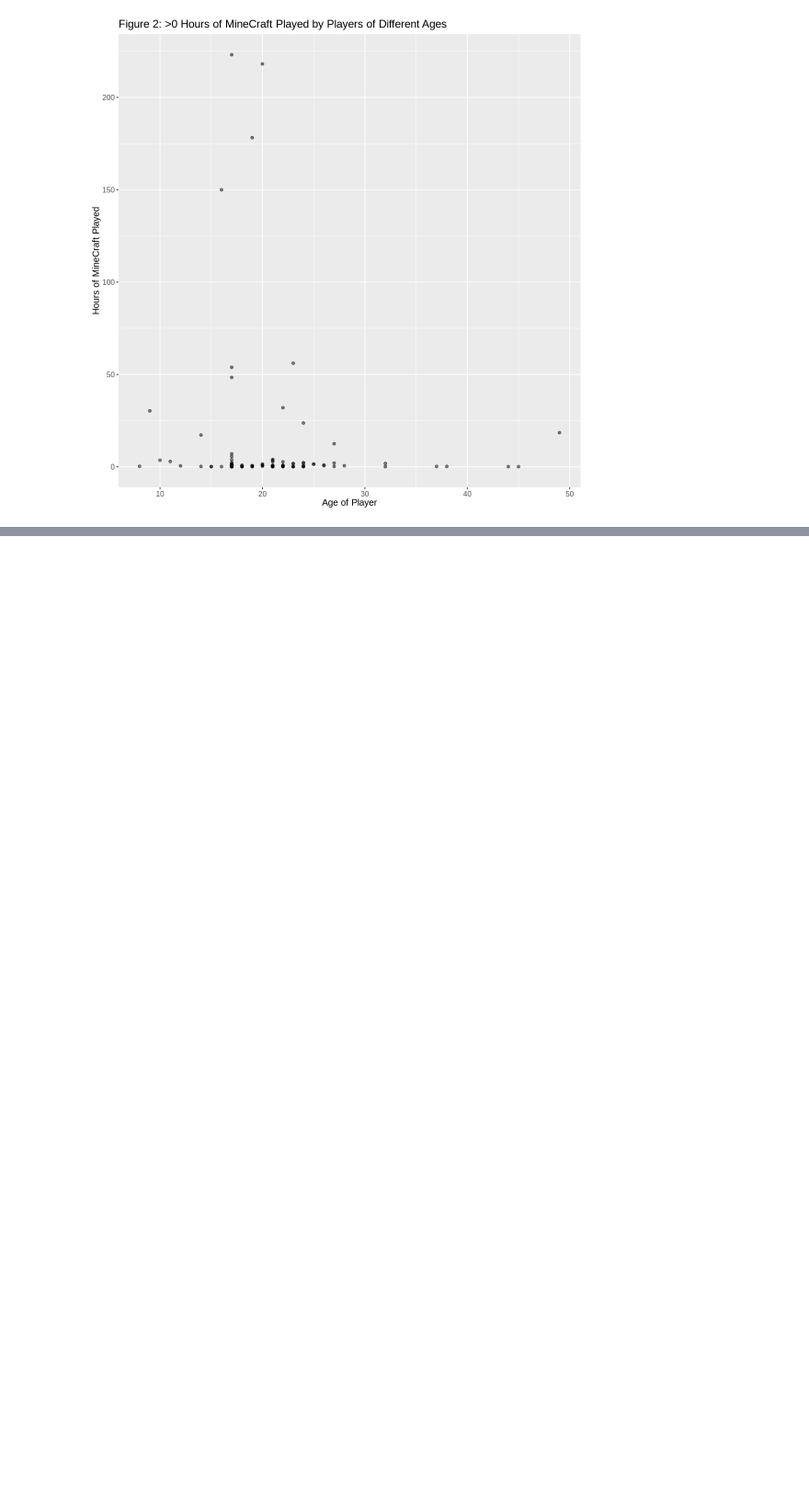
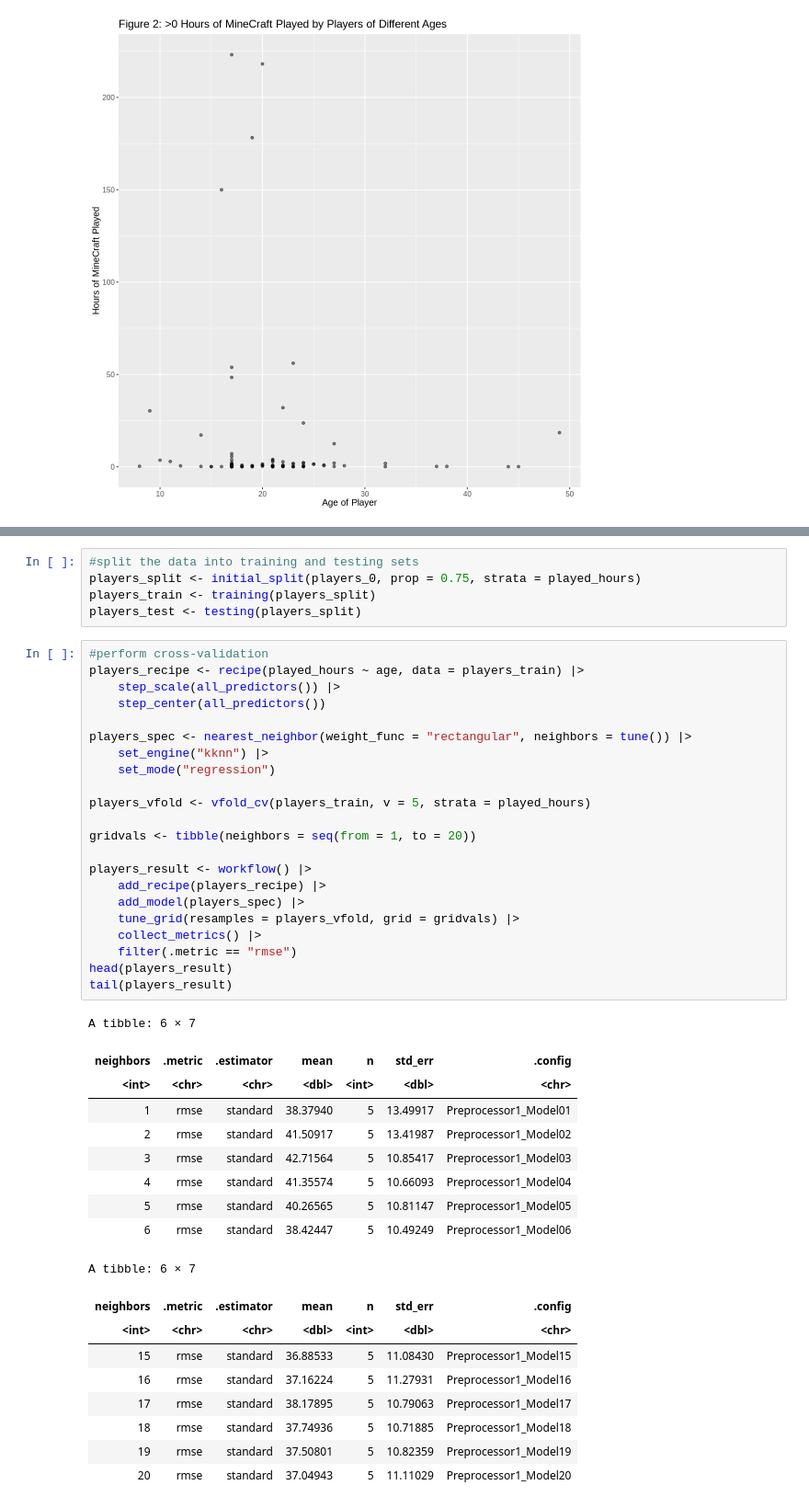
Before and after one commit to kllyprk/dsci100-finalproject, a Jupyter notebook: minecraft-project.ipynb, the cells around one changed output, grey strips where cells are left out. Shown: that part at 92% size. Drawn from its saved outputs; the diff is of its cells as text; blank space fills up the shorter version.

```diff
--- a/minecraft-project.ipynb
+++ b/minecraft-project.ipynb
@@ -124,0 +125,46 @@ A tibble: 6 × 2
+# %%
+#split the data into training and testing sets
+players_split <- initial_split(players_0, prop = 0.75, strata = played_hours)
+players_train <- training(players_split)
+players_test <- testing(players_split)
+# %%
+#perform cross-validation
+players_recipe <- recipe(played_hours ~ age, data = players_train) |>
+    step_scale(all_predictors()) |>
+    step_center(all_predictors())
+
+players_spec <- nearest_neighbor(weight_func = "rectangular", neighbors = tune()) |>
+    set_engine("kknn") |>
+    set_mode("regression")
+
+players_vfold <- vfold_cv(players_train, v = 5, strata = played_hours)
+
+gridvals <- tibble(neighbors = seq(from = 1, to = 20))
+
+players_result <- workflow() |>
+    add_recipe(players_recipe) |>
+    add_model(players_spec) |>
+    tune_grid(resamples = players_vfold, grid = gridvals) |>
+    collect_metrics() |>
+    filter(.metric == "rmse")
+head(players_result)
+tail(players_result)
+# %% [output]
+A tibble: 6 × 7
+| neighbors | .metric | .estimator | mean | n | std_err | .config |
+| <int> | <chr> | <chr> | <dbl> | <int> | <dbl> | <chr> |
+| 1 | rmse | standard | 38.37940 | 5 | 13.49917 | Preprocessor1_Model01 |
+| 2 | rmse | standard | 41.50917 | 5 | 13.41987 | Preprocessor1_Model02 |
+| 3 | rmse | standard | 42.71564 | 5 | 10.85417 | Preprocessor1_Model03 |
+| 4 | rmse | standard | 41.35574 | 5 | 10.66093 | Preprocessor1_Model04 |
+| 5 | rmse | standard | 40.26565 | 5 | 10.81147 | Preprocessor1_Model05 |
+| 6 | rmse | standard | 38.42447 | 5 | 10.49249 | Preprocessor1_Model06 |
+A tibble: 6 × 7
+| neighbors | .metric | .estimator | mean | n | std_err | .config |
+| <int> | <chr> | <chr> | <dbl> | <int> | <dbl> | <chr> |
+| 15 | rmse | standard | 36.88533 | 5 | 11.08430 | Preprocessor1_Model15 |
+| 16 | rmse | standard | 37.16224 | 5 | 11.27931 | Preprocessor1_Model16 |
+| 17 | rmse | standard | 38.17895 | 5 | 10.79063 | Preprocessor1_Model17 |
+| 18 | rmse | standard | 37.74936 | 5 | 10.71885 | Preprocessor1_Model18 |
+| 19 | rmse | standard | 37.50801 | 5 | 10.82359 | Preprocessor1_Model19 |
+| 20 | rmse | standard | 37.04943 | 5 | 11.11029 | Preprocessor1_Model20 |
```
Also changed, not shown: parts of 10 cells of this notebook.
